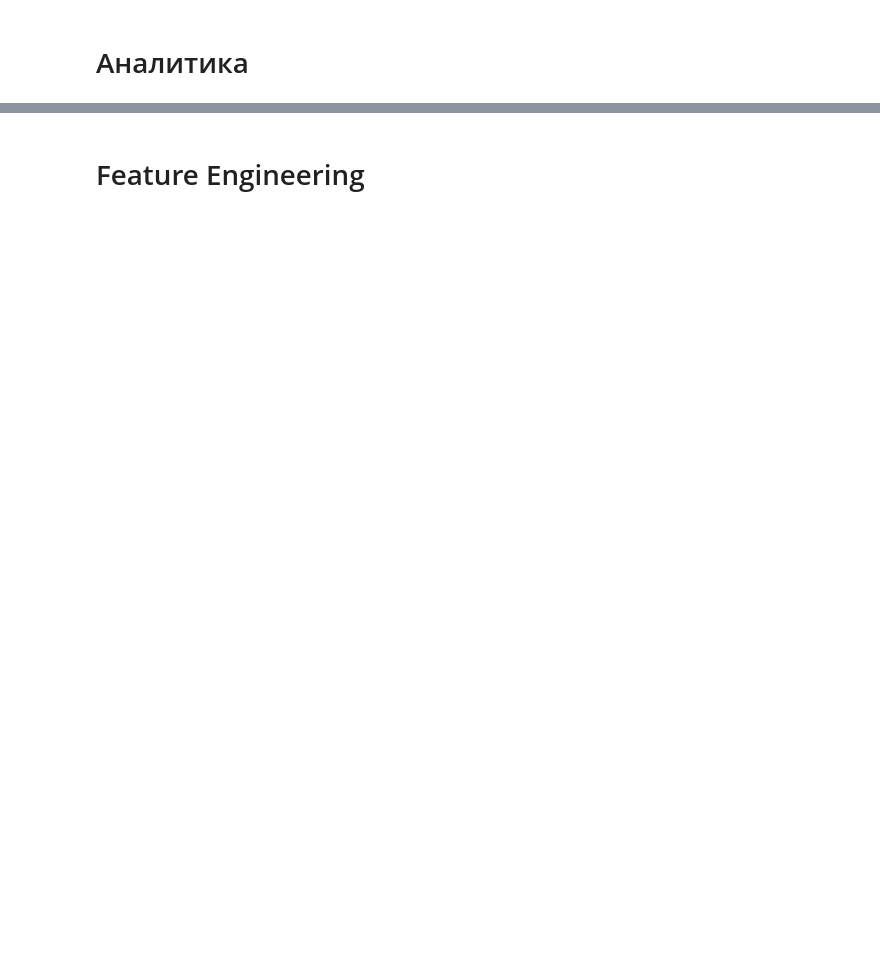
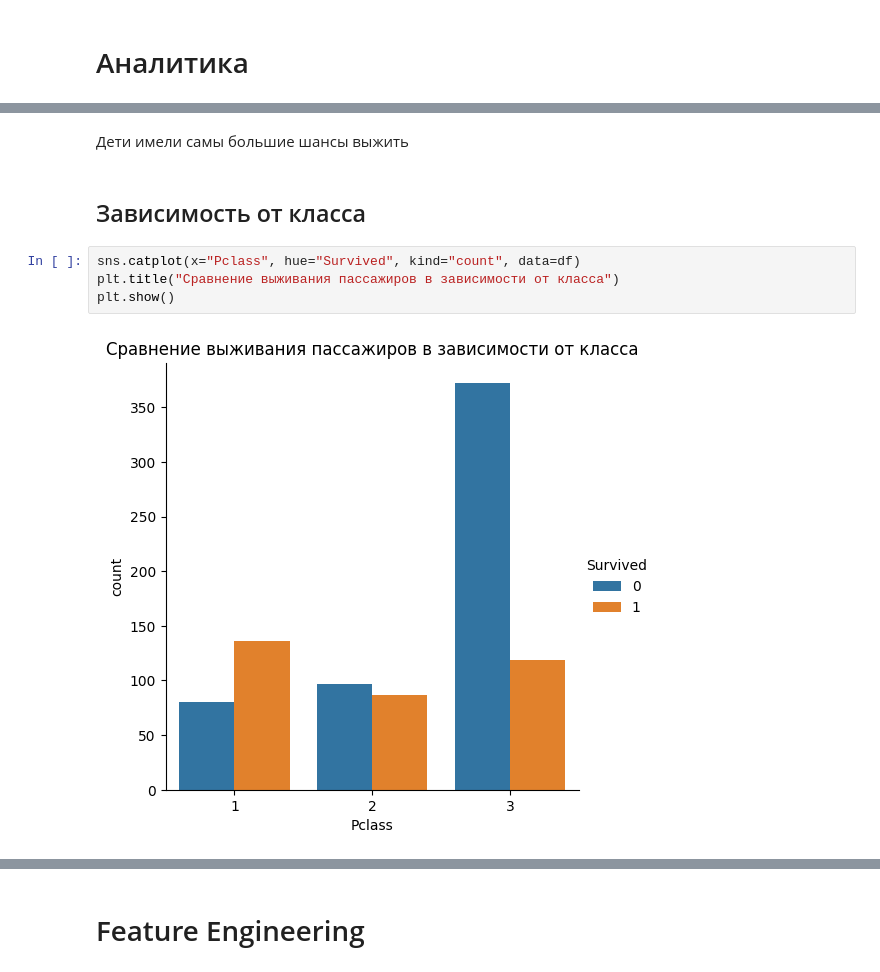
Before and after one commit to golubayaa/Titanic, a Jupyter notebook: titanic.ipynb, the cells around one changed output, grey strips where cells are left out. Cells and saved outputs as stored; diff of their text form; blank space fills up the shorter version.

```diff
--- a/titanic.ipynb
+++ b/titanic.ipynb
@@ -250,0 +115,10 @@ X1_train, X1_test, y_train, y_test = train_test_split(X_without_SEPS, y, test_si
+# %% [markdown]
+Дети имели самы большие шансы выжить
+# %% [markdown]
+## Зависимость от класса
+# %%
+sns.catplot(x="Pclass", hue="Survived", kind="count", data=df)
+plt.title("Сравнение выживания пассажиров в зависимости от класса")
+plt.show()
+# %% [output]
+[figure, added]
```
Also changed, not shown: parts of 118 cells of this notebook.
